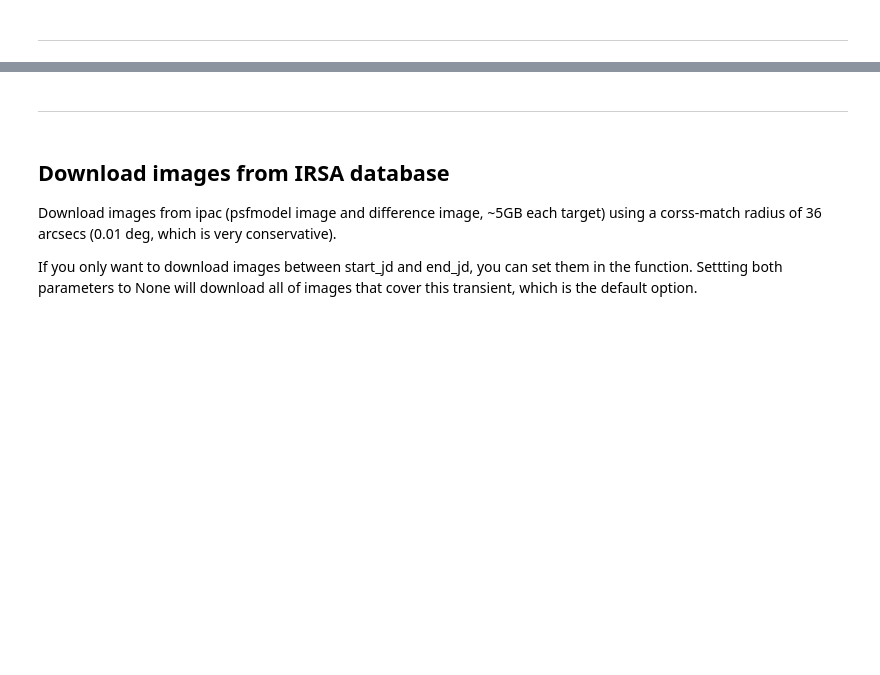
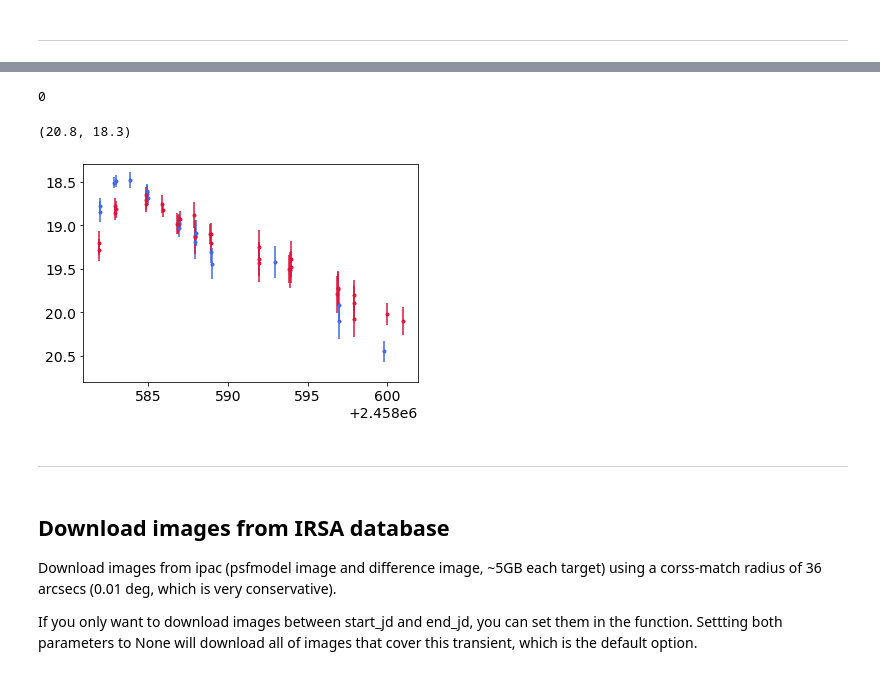
Before and after one commit to yaoyuhan/ForcePhotZTF, a Jupyter notebook: demo.ipynb, the cells around one changed output, grey strips where cells are left out. Saved outputs shown, nothing was run; the diff lists cells and outputs as text; code cells hidden in the pictures; blank space fills up the shorter version.

```diff
--- a/demo.ipynb
+++ b/demo.ipynb
@@ -125,0 +93,3 @@ dec = dec2
+# %%
+s = Kowalski(protocol='https', host='kowalski.caltech.edu', port=443,
+            verbose=False, username=DEFAULT_AUTH_kowalski[0], password=DEFAULT_AUTH_kowalski[1])
@@ -125,0 +98,9 @@ dec = dec2
+# %%
+dfs_ = get_dets(s, name)
+# %%
+dfs = []
+for cand in dfs_:
+    df = pd.DataFrame(cand["candidate"], index=[0])
+    dfs.append(df)
+
+dfs = pd.concat(dfs, ignore_index=True, sort=False).drop_duplicates(subset='jd').reset_index(drop=True)
@@ -126,3 +116,20 @@ dec = dec2
+# %%
+ixg = dfs["fid"]==1
+ixr = dfs["fid"]==2
+ixi = dfs["fid"]==3
+# %%
+np.sum(ixi) # no i-band public data
+# %% [output]
+0
+# %%
+plt.figure()
+ax = plt.subplot(111)
+ax.errorbar(dfs["jd"][ixg], dfs["magpsf"][ixg], dfs["sigmapsf"][ixg], fmt = ".", color = "royalblue")
+ax.errorbar(dfs["jd"][ixr], dfs["magpsf"][ixr], dfs["sigmapsf"][ixr], fmt = ".", color = "crimson")
+ax.set_ylim(20.8, 18.3)
+# %% [output]
+(20.8, 18.3)
+[figure, added]
 # %% [markdown]
 ***
 # %% [markdown]
```
Also changed, not shown: parts of 34 cells of this notebook, 6 other files.
